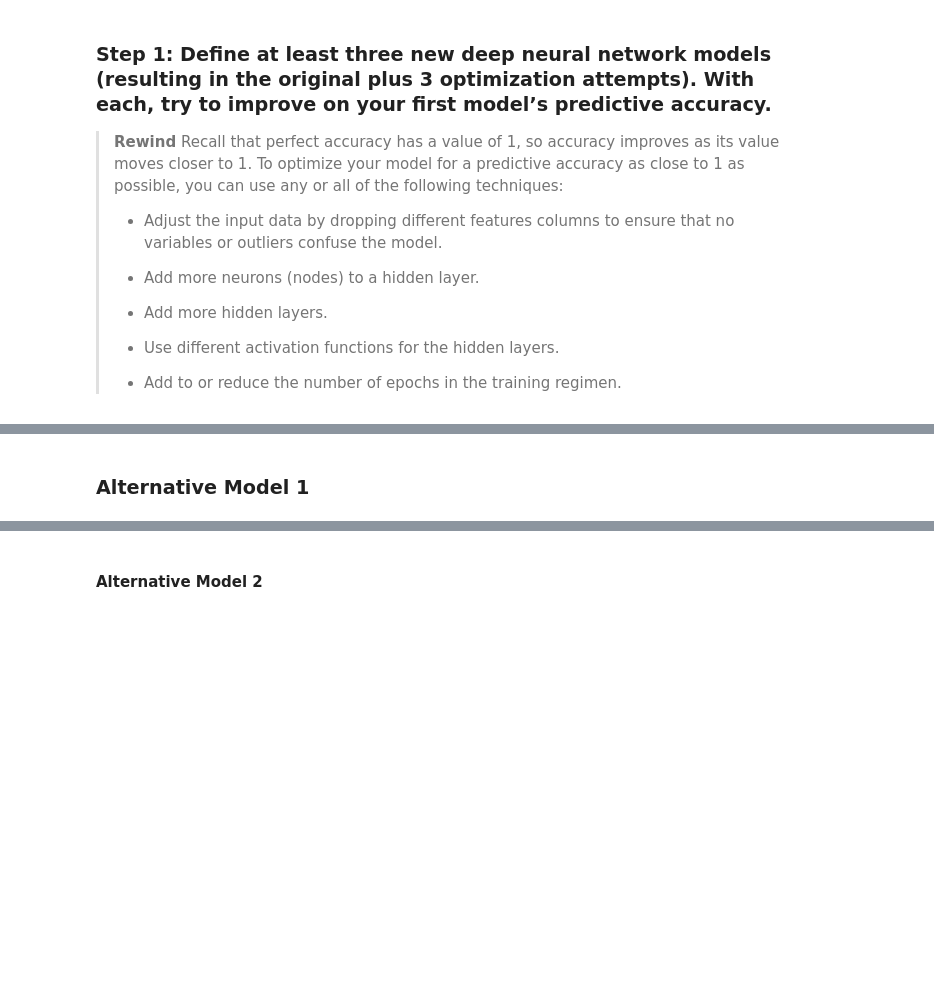
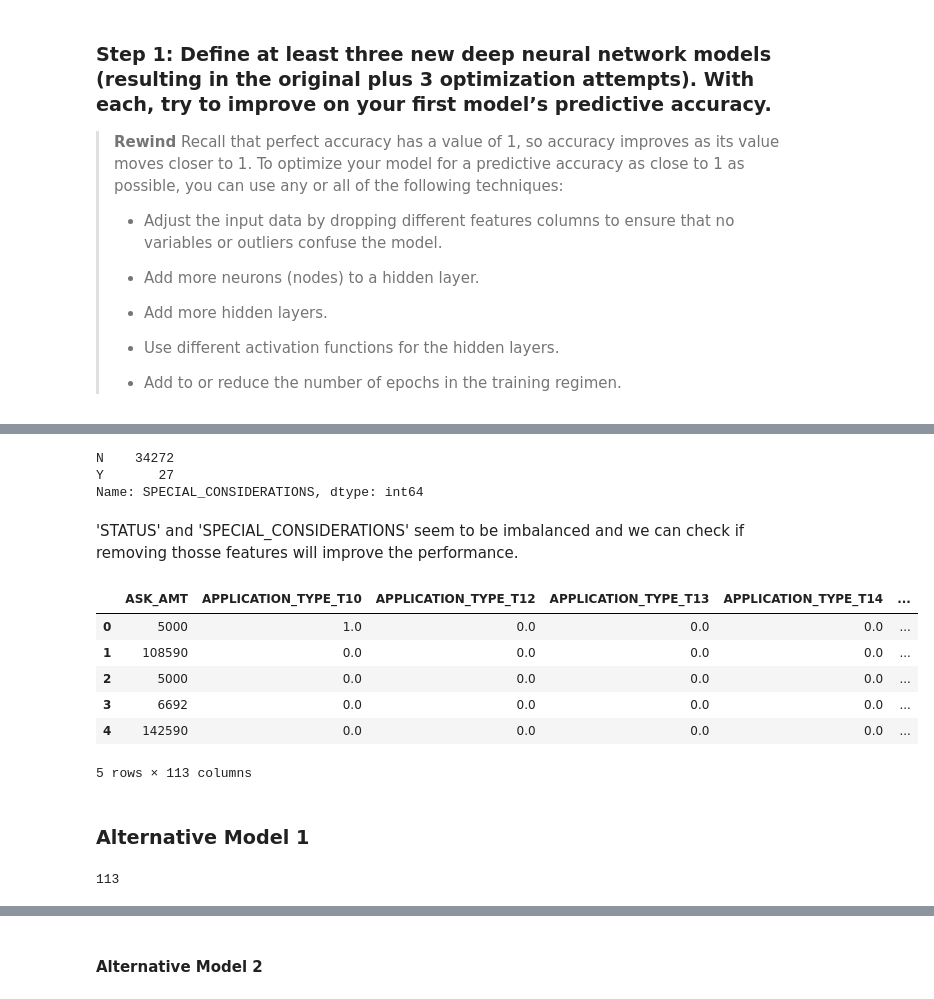
Before and after one commit to BorisDudkin/FinTech_Module_13_Deep_Neural_Network, a Jupyter notebook: venture_funding_with_deep_learning.ipynb, the cells around one changed output, grey strips where cells are left out. Cells and saved outputs as stored; diff of their text form; code cells hidden in the pictures; blank space fills up the shorter version.

```diff
--- a/venture_funding_with_deep_learning.ipynb
+++ b/venture_funding_with_deep_learning.ipynb
@@ -383,0 +414,19 @@ nn.save(file_path)
+# %%
+applicant_data_df['SPECIAL_CONSIDERATIONS'].value_counts()
+# %% [output]
+N    34272
+Y       27
+Name: SPECIAL_CONSIDERATIONS, dtype: int64
+# %% [markdown]
+'STATUS' and 'SPECIAL_CONSIDERATIONS' seem to be imbalanced and we can check if removing thosse features will improve the performance.
+# %%
+X_m2 = X.drop(columns=['SPECIAL_CONSIDERATIONS_N', 'SPECIAL_CONSIDERATIONS_Y', 'STATUS'])
+X_m2.head()
+# %% [output]
+|  | ASK_AMT | APPLICATION_TYPE_T10 | APPLICATION_TYPE_T12 | APPLICATION_TYPE_T13 | APPLICATION_TYPE_T14 | ... |
+| 0 | 5000 | 1.0 | 0.0 | 0.0 | 0.0 | ... |
+| 1 | 108590 | 0.0 | 0.0 | 0.0 | 0.0 | ... |
+| 2 | 5000 | 0.0 | 0.0 | 0.0 | 0.0 | ... |
+| 3 | 6692 | 0.0 | 0.0 | 0.0 | 0.0 | ... |
+| 4 | 142590 | 0.0 | 0.0 | 0.0 | 0.0 | ... |
+5 rows × 113 columns
@@ -385,9 +448,11 @@ nn.save(file_path)
 ### Alternative Model 1
 # %%
 # Define the the number of inputs (features) to the model
-number_input_features = len(X_train.iloc[0])
+number_input_features = len(X_m2_train.iloc[0])
 
 # Review the number of features
 number_input_features
+# %% [output]
+113
 # %%
 # Define the number of neurons in the output layer
```
Also changed, not shown: parts of 34 cells of this notebook, 9 other files.
